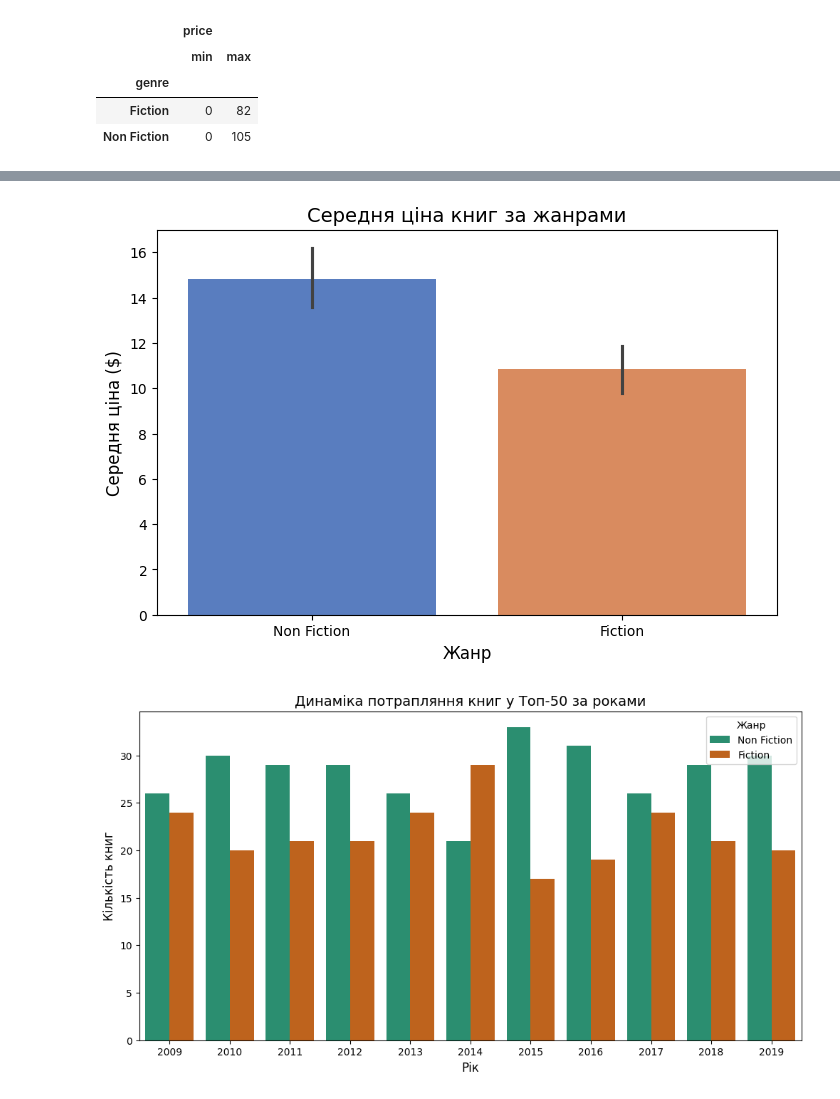
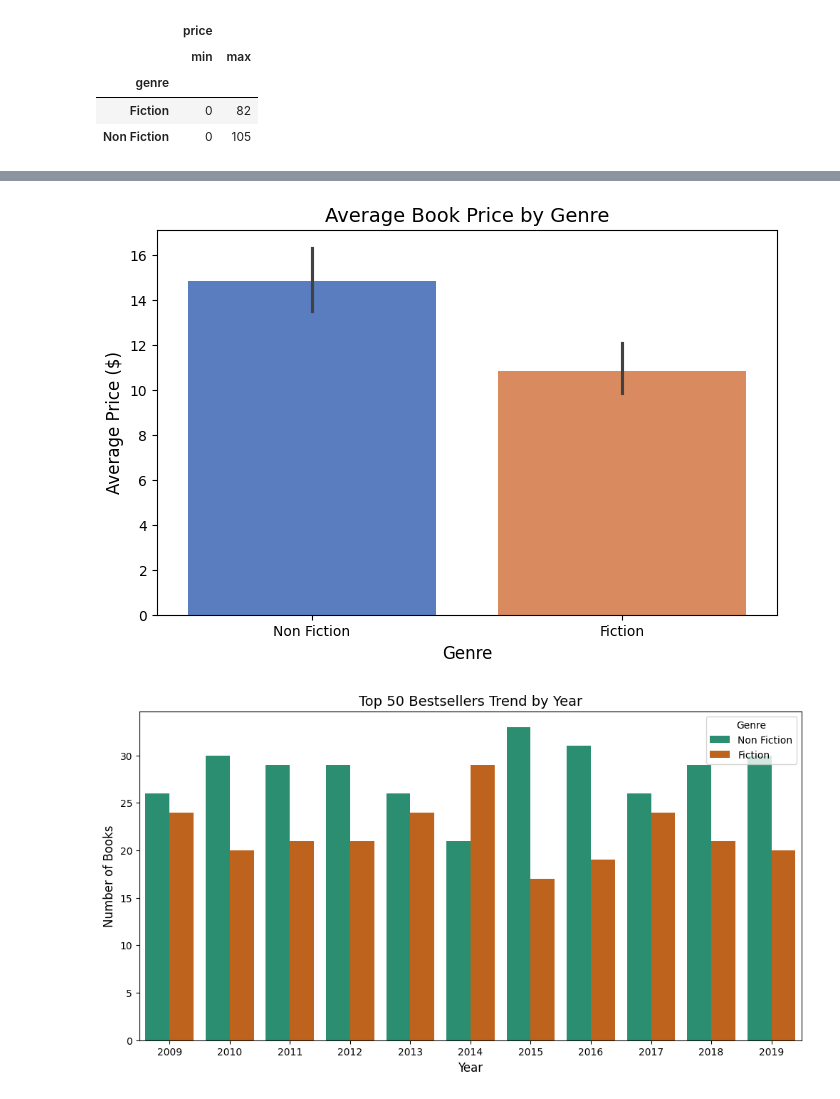
Before and after one commit to artwellql/amazon-bestsellers-eda, a Jupyter notebook: amazon_bestsellers_eda.ipynb, the cells around one changed output, grey strips where cells are left out. Cells and saved outputs as stored; diff of their text form; code cells hidden in the pictures.

```diff
--- a/amazon_bestsellers_eda.ipynb
+++ b/amazon_bestsellers_eda.ipynb
@@ -180,19 +163,19 @@ plt.show()
 # %%
 plt.figure(figsize=(8, 5))
 sns.barplot(x='genre', y='price', data=df, palette='muted', hue='genre', legend=False)
-plt.title('Середня ціна книг за жанрами', fontsize=14)
-plt.xlabel('Жанр', fontsize=12)
-plt.ylabel('Середня ціна ($)', fontsize=12)
+plt.title('Average Book Price by Genre', fontsize=14)
+plt.xlabel('Genre', fontsize=12)
+plt.ylabel('Average Price ($)', fontsize=12)
 plt.show()
 # %% [output]
-[figure, old version]
+[figure, new version]
 # %%
 plt.figure(figsize=(12, 6))
 sns.countplot(x='year', hue='genre', data=df, palette='Dark2')
-plt.title('Динаміка потрапляння книг у Топ-50 за роками', fontsize=14)
-plt.xlabel('Рік', fontsize=12)
-plt.ylabel('Кількість книг', fontsize=12)
-plt.legend(title='Жанр')
+plt.title('Top 50 Bestsellers Trend by Year', fontsize=14)
+plt.xlabel('Year', fontsize=12)
+plt.ylabel('Number of Books', fontsize=12)
+plt.legend(title='Genre')
 plt.show()
 # %% [output]
-[figure, old version]
+[figure, new version]
```
Also changed, not shown: parts of 25 cells of this notebook, 1 other file.
